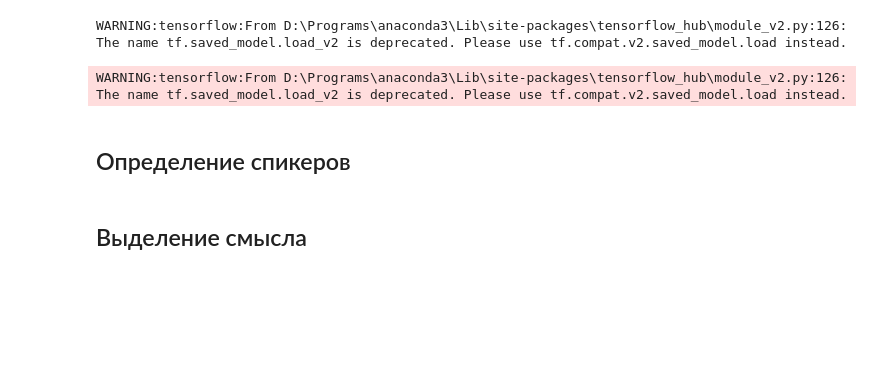
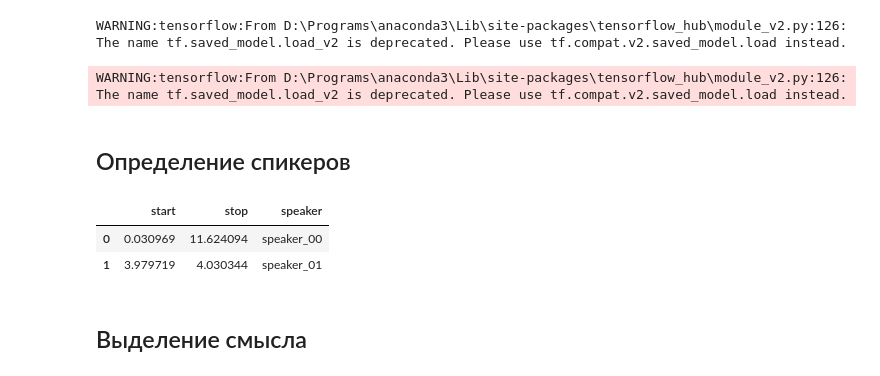
Before and after one commit to EZsmail/Video_Analysis_System, a Jupyter notebook: real_ml/result_neyrob1t.ipynb, the cells around one changed output. Saved outputs shown, nothing was run; the diff lists cells and outputs as text; code cells hidden in the pictures; blank space fills up the shorter version.

```diff
--- a/real_ml/result_neyrob1t.ipynb
+++ b/real_ml/result_neyrob1t.ipynb
@@ -155,6 +157,12 @@ df_speakers = pd.DataFrame(columns=['start', 'stop', 'speaker'])
 
 for turn, _, speaker in diarization.itertracks(yield_label=True):
     df_speakers.loc[len(df_speakers)] = [turn.start, turn.end, speaker.lower()]
+# %%
+df_speakers.head()
+# %% [output]
+|  | start | stop | speaker |
+| 0 | 0.030969 | 11.624094 | speaker_00 |
+| 1 | 3.979719 | 4.030344 | speaker_01 |
 # %%
 # Формируется отдельно, потому что сложно совместить с основным датасетом по аудио, из-за времени
 speakers_json = df_speakers.to_json(force_ascii=False)
```
Also changed, not shown: parts of 16 cells of this notebook.
